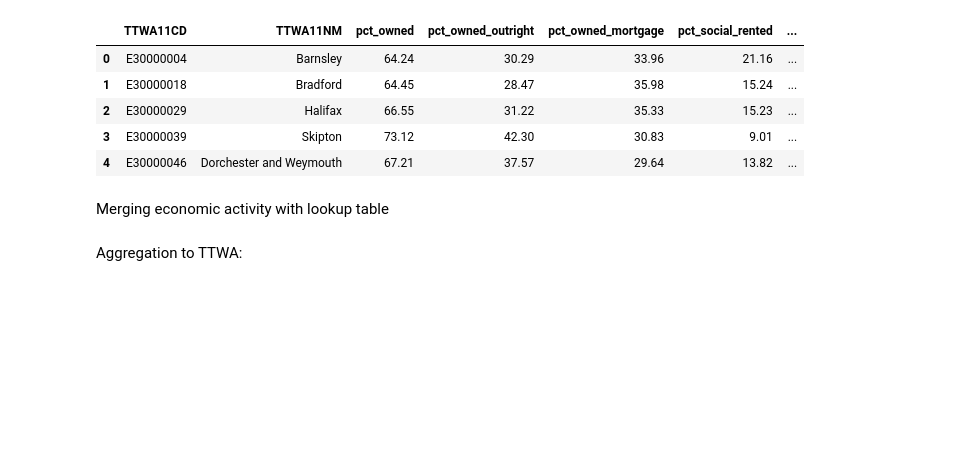
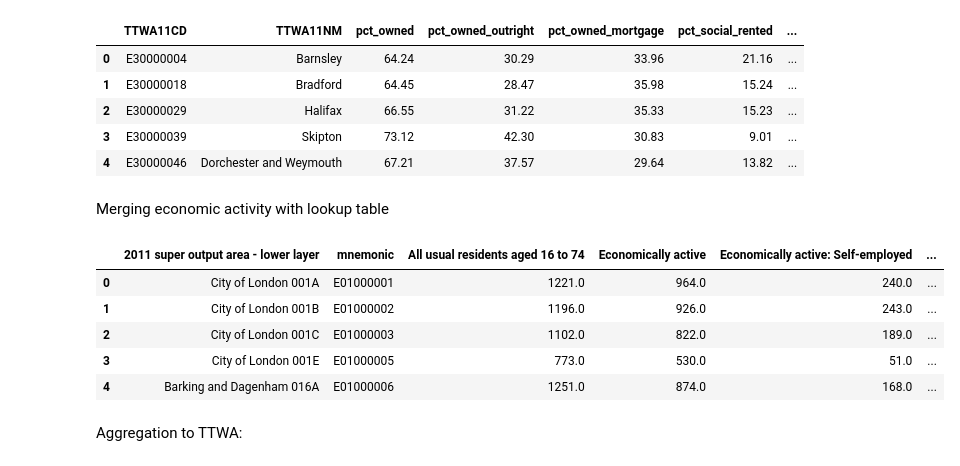
Before and after one commit to marthasurm21-hash/ERP-Code, a Jupyter notebook: notebooks/02_Census_DataPrep.ipynb, the cells around one changed output. Drawn from its saved outputs; the diff is of its cells as text; code cells hidden in the pictures; blank space fills up the shorter version.

```diff
--- a/notebooks/02_Census_DataPrep.ipynb
+++ b/notebooks/02_Census_DataPrep.ipynb
@@ -36,2 +37,13 @@ import pandas as pd
+# %%
+ROOT = Path.cwd()
+
+if ROOT.name == "notebooks":
+    ROOT = ROOT.parent
+
+RAW_DATA = ROOT / "data" / "raw"
+PROCESSED_DATA = ROOT / "data" / "processed"
+FIGURES = ROOT / "outputs" / "figures"
+TABLES = ROOT / "outputs" / "tables"
+CENSUS_DATA = RAW_DATA / "censusdata"
 # %% [markdown]
 Starting with tenure, job type and quals Census 2011 datasets
@@ -206,3 +221,14 @@ econ_act = pd.read_csv('/Users/scandimimi/Documents/Manchester/ERP/ColourationV/
+# %%
+econ_act = pd.read_csv(CENSUS_DATA / "EconomicAct.csv")
+# %%
+econ_act.head()
+# %% [output]
+|  | 2011 super output area - lower layer | mnemonic | All usual residents aged 16 to 74 | Economically active | Economically active: Self-employed | ... |
+| 0 | City of London 001A | E01000001 | 1221.0 | 964.0 | 240.0 | ... |
+| 1 | City of London 001B | E01000002 | 1196.0 | 926.0 | 243.0 | ... |
+| 2 | City of London 001C | E01000003 | 1102.0 | 822.0 | 189.0 | ... |
+| 3 | City of London 001E | E01000005 | 773.0 | 530.0 | 51.0 | ... |
+| 4 | Barking and Dagenham 016A | E01000006 | 1251.0 | 874.0 | 168.0 | ... |
 # %%
 econ_act = econ_act[
     econ_act["mnemonic"]
```
Also changed, not shown: parts of 16 cells of this notebook, 10 other files.
